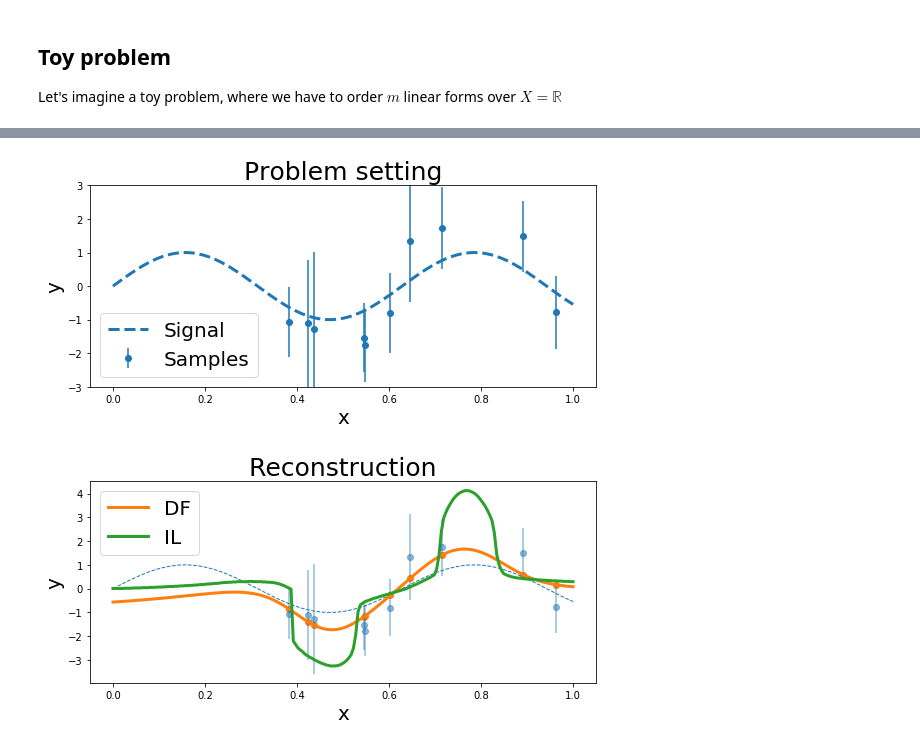
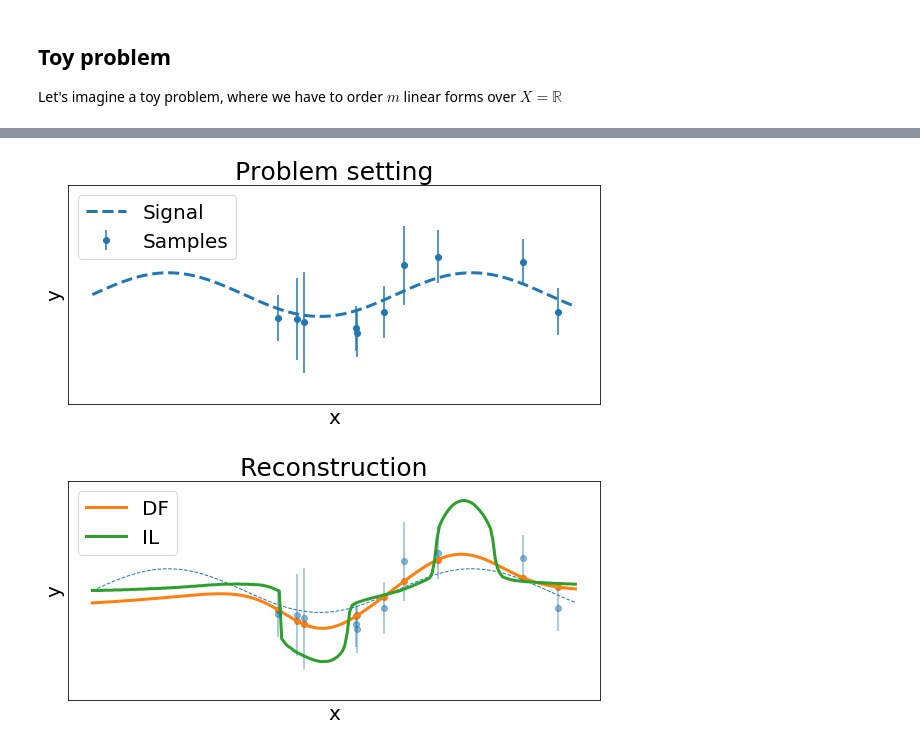
Before and after one commit to VivienCabannes/partial_labelling, a Jupyter notebook: notebooks/interval_regression.ipynb, the cells around one changed output, grey strips where cells are left out. Saved outputs shown, nothing was run; the diff lists cells and outputs as text; code cells hidden in the pictures.

```diff
--- a/notebooks/interval_regression.ipynb
+++ b/notebooks/interval_regression.ipynb
@@ -99,30 +101,37 @@ print(best_l_df, best_l_il, best_l_ac, best_s_df, best_s_il, best_s_ac)
 # %%
 fig1, ax1 = plt.subplots(figsize=(8, 4))
 a = ax1.errorbar(x_train.squeeze(), c_train.squeeze(), yerr=r_train, fmt='o', color="C0")
 b, = ax1.plot(x_test.squeeze(), y_test.squeeze(), linestyle="--", linewidth=3, color="C0")
 ax1.legend([b, a], ["Signal", "Samples"], prop={"size": 20})
 ax1.set_title("Problem setting", size=25)
-ax1.set_xlabel("x", size=20)
-ax1.set_ylabel("y", size=20)
-ax1.set_ylim(-3, 3)
-fig1.tight_layout()
 
 fig2, ax2 = plt.subplots(figsize=(8, 4))
 ax2.plot(x_test.squeeze(), y_test.squeeze(), linestyle="--", linewidth=1, color="C0")
 ax2.errorbar(x_train.squeeze(), c_train.squeeze(), yerr=r_train, fmt='o', color="C0", alpha=.5)
 a, = ax2.plot(x_test.squeeze(), best_y_df.squeeze(), linestyle="-", linewidth=3, color="C1")
 ax2.scatter(x_train.squeeze(), best_dis.squeeze(), color="C1")
 b, = ax2.plot(x_test.squeeze(), best_y_il.squeeze(), linestyle="-", linewidth=3, color="C2")
+ax2.legend([a, b], ['DF', 'IL'], prop={'size':20})
 # c, = ax2.plot(x_test.squeeze(), best_y_ac.squeeze(), linestyle="-", linewidth=3, color="C3")
-ax2.legend([a, b], ['DF', 'IL'], prop={'size':20})
 # ax2.legend([a, b, c], ['DF', 'IL', 'AC'], prop={'size':20})
 ax2.set_title("Reconstruction", size=25)
-ax2.set_xlabel("x", size=20)
-ax2.set_ylabel("y", size=20)
-# ax2.set_ylim(-3, 3)
+
+for ax in [ax1, ax2]:
+    ax.set_xlabel("x", size=20)
+    ax.set_ylabel("y", size=20)
+    ax.set_ylim(-5, 5)
+    ax.tick_params(
+        axis='both',
+        which='both',
+        bottom=False,
+        left=False,
+        labelbottom=False,
+        labelleft=False)
+
+fig1.tight_layout()
 fig2.tight_layout()
 fig1.savefig('savings/ir/setting.pdf')
 fig2.savefig('savings/ir/reconstruction.pdf')
 # %% [output]
-[figure, old version]
+[figure, new version]
-[figure, old version]
+[figure, new version]
```
Also changed, not shown: parts of 2 cells of this notebook, 6 other files.
